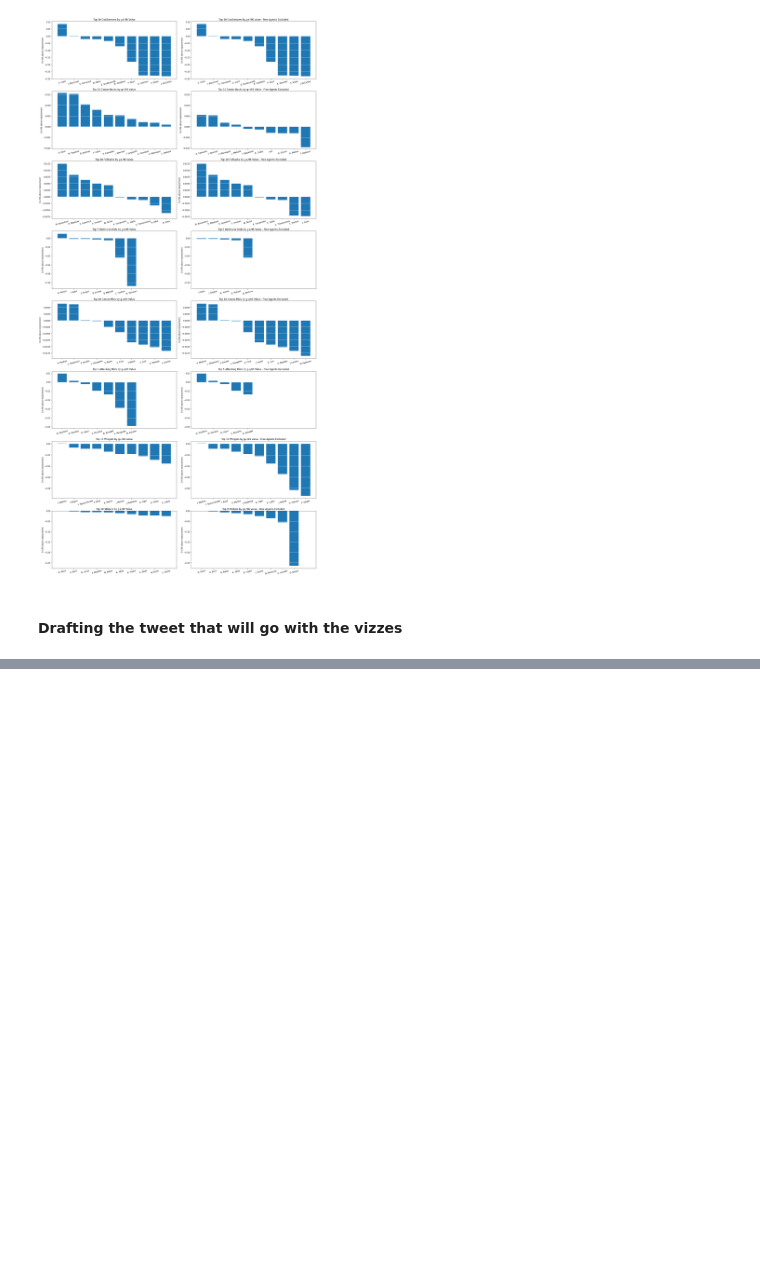
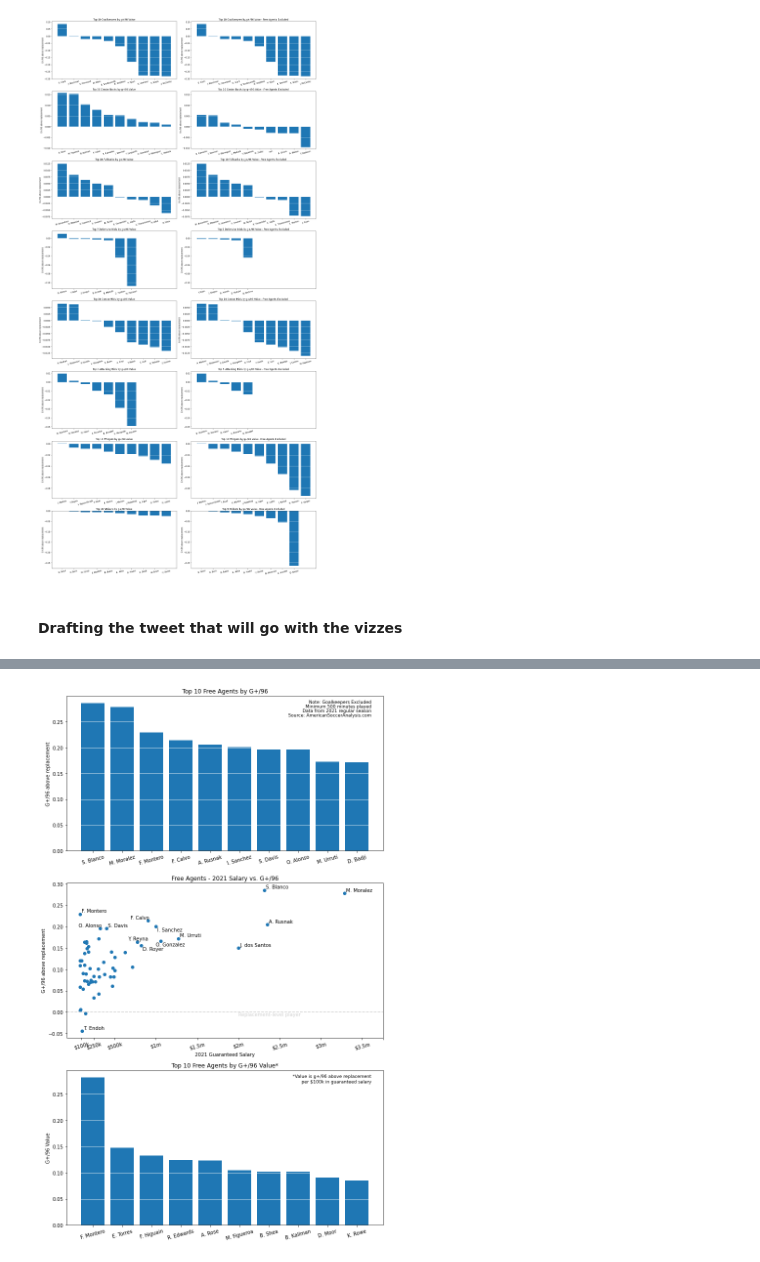
Before and after one commit to AddisonWood/CharlotteExpansionDraft_GoalsAdded, a Jupyter notebook: CharlotteExpansionDraft.ipynb, the cells around one changed output, grey strips where cells are left out. Drawn from its saved outputs; the diff is of its cells as text; code cells hidden in the pictures; blank space fills up the shorter version.

Commit message:
Adding Free Agency code and data

```diff
--- a/CharlotteExpansionDraft.ipynb
+++ b/CharlotteExpansionDraft.ipynb
@@ -795,0 +850,10 @@ plt.savefig('ExpansionDraft2022_byPos_Value.png', dpi=250)
+# %%
+FAs['Name_Short'] = np.nan # create a shortened name (Firstname Lastname --> F. Lastname) for viz labels
+for i in FAs.index:
+    name = FAs['Name_ASA'][i]
+    name = name.split(' ')
+    if (len(name) > 1):
+        FAs['Name_Short'][i] = name[0][0] + '. ' + ' '.join(name[1:]) # works for names like D. Royer and J. dos Santos
+    elif (len(name) == 1):
+        FAs['Name_Short'][i] = FAs['Name_ASA'][i]
+FAs
@@ -795,0 +874,7 @@ plt.savefig('ExpansionDraft2022_byPos_Value.png', dpi=250)
+# %%
+# create a df with players that make the minute cutoff
+#Cleaned = FAs[(FAs['Min'] >= 500) & (FAs['Still_FA'] == 'x')].sort_values(by='g+/90', ascending=False)
+#Cleaned_noGK = FAs[(FAs['Pos'] != 'GK') & (FAs['Min'] >= 500) & (FAs['Still_FA'] == 'x')].sort_values(by='g+/90', ascending=False)
+Cleaned = FAs[(FAs['Min'] >= 250) & (FAs['Still_FA'] == 'x')].sort_values(by='g+/90', ascending=False)
+Cleaned_noGK = FAs[(FAs['Pos'] != 'GK') & (FAs['Min'] >= 250) & (FAs['Still_FA'] == 'x')].sort_values(by='g+/90', ascending=False)
+Cleaned_noGK
@@ -795,0 +899,69 @@ plt.savefig('ExpansionDraft2022_byPos_Value.png', dpi=250)
+# %%
+fig, ax = plt.subplots(3,1, figsize=(10,16))
+xlocs = list(range(10))
+
+ax[0].bar(x=xlocs, height=Cleaned_noGK['g+/90'][:10])
+ax[0].set_xticks(xlocs)
+ax[0].set_xticklabels(list(Cleaned_noGK['Name_Short'][:10]), rotation=15)
+ax[0].set_ylabel('G+/96 above replacement')
+ax[0].grid(axis='y', color='white') # invisible grid that goes through bars
+ax[0].set_title('Top 10 Free Agents by G+/96')
+# add notes to top right corner of plot
+ax[0].text(x=9.5, y=Cleaned_noGK['g+/90'].max(), s='Note: Goalkeepers Excluded',
+             horizontalalignment='right', fontsize=9)
+ax[0].text(x=9.5, y=Cleaned_noGK['g+/90'].max()-0.0085, s='Minimum 250 minutes played',
+             horizontalalignment='right', fontsize=9)
+ax[0].text(x=9.5, y=Cleaned_noGK['g+/90'].max()-0.0085*2, s='Data from 2021 regular season',
+             horizontalalignment='right', fontsize=9)
+ax[0].text(x=9.5, y=Cleaned_noGK['g+/90'].max()-0.0085*3, s='Source: AmericanSoccerAnalysis.com',
+           horizontalalignment='right', fontsize=9)
+
+
+ax[1].scatter(x=Cleaned_noGK['Salary'], y=Cleaned_noGK['g+/90'])
+ax[1].axhline(y=0, color='lightgray', linestyle='--')
+ax[1].text(x=2000000, y=0, s='Replacement-level player', verticalalignment='top', color='lightgray')
+ax[1].set_yscale('linear')
+ax[1].set_xticks([100000,250000,500000,1000000,1500000,2000000,2500000,3000000,3500000, 3750000]) # extra tick to add space on right of plot
+ax[1].set_xticklabels(['$100k','$250k','$500k','$1m','$1.5m','$2m','$2.5m','$3m','$3.5m', ''], rotation=15)
+ax[1].set_ylabel('G+/96 above replacement')
+ax[1].set_xlabel('2021 Guaranteed Salary')
+ax[1].set_title('Free Agents - 2021 Salary vs. G+/96')
+salary_sorted = Cleaned_noGK.sort_values(by='Salary', ascending=False) # to find outlier players easier
+value_sorted = Cleaned_noGK.sort_values(by='Value', ascending=False) # to find outlier players easier
+# annotate a selection of players in the scatter plot
+ax[1].annotate(salary_sorted['Name_Short'][5], xy=(salary_sorted['Salary'][5],salary_sorted['g+/90'][5]), xytext=(3,3),  textcoords='offset points') # M. Moralez
+ax[1].annotate(salary_sorted['Name_Short'][14], xy=(salary_sorted['Salary'][14],salary_sorted['g+/90'][14]), xytext=(3,3),  textcoords='offset points') # A. Rusnak
+ax[1].annotate(salary_sorted['Name_Short'][4], xy=(salary_sorted['Salary'][4],salary_sorted['g+/90'][4]), xytext=(3,3),  textcoords='offset points') # S. Blanco
+ax[1].annotate(salary_sorted['Name_Short'][33], xy=(salary_sorted['Salary'][33],salary_sorted['g+/90'][33]), xytext=(3,3),  textcoords='offset points') # J. dos Santos
+ax[1].annotate(salary_sorted['Name_Short'][22], xy=(salary_sorted['Salary'][22],salary_sorted['g+/90'][22]), xytext=(3,3),  textcoords='offset points') # M. Urriti
+ax[1].annotate(salary_sorted['Name_Short'][24], xy=(salary_sorted['Salary'][24],salary_sorted['g+/90'][24]), xytext=(-10,-10),  textcoords='offset points') # O. Gonzalez
+ax[1].annotate(salary_sorted['Name_Short'][15], xy=(salary_sorted['Salary'][15],salary_sorted['g+/90'][15]), xytext=(3,-10),  textcoords='offset points') # I. Sanchez
+ax[1].annotate(salary_sorted['Name_Short'][30], xy=(salary_sorted['Salary'][30],salary_sorted['g+/90'][30]), xytext=(3,-10),  textcoords='offset points') # D. Royer
+ax[1].annotate(salary_sorted['Name_Short'][27], xy=(salary_sorted['Salary'][27],salary_sorted['g+/90'][27]), xytext=(2,3),  textcoords='offset points', horizontalalignment='center') # Y. Reyna
+ax[1].annotate(Cleaned_noGK['Name_Short'][8],  xy=(Cleaned_noGK['Salary'][8],Cleaned_noGK['g+/90'][8]),   xytext=(3,3),   textcoords='offset points') # F. Montero
+ax[1].annotate(Cleaned_noGK['Name_Short'][9],  xy=(Cleaned_noGK['Salary'][9],Cleaned_noGK['g+/90'][9]),   xytext=(3,3),  textcoords='offset points', horizontalalignment='right') # F. Calvo
+ax[1].annotate(Cleaned_noGK['Name_Short'][16],  xy=(Cleaned_noGK['Salary'][16],Cleaned_noGK['g+/90'][16]),   xytext=(3,3),  textcoords='offset points') # S. Davis
+ax[1].annotate(Cleaned_noGK['Name_Short'][17],  xy=(Cleaned_noGK['Salary'][17],Cleaned_noGK['g+/90'][17]),   xytext=(3,3),  textcoords='offset points', horizontalalignment='right') # O. Alonso
+ax[1].annotate(Cleaned_noGK['Name_Short'][104],  xy=(Cleaned_noGK['Salary'][104],Cleaned_noGK['g+/90'][104]),   xytext=(3,3),  textcoords='offset points') # T. Endoh
+
+
+
+
+
+ax[2].bar(x=xlocs, height=value_sorted['Value'][:10])
+ax[2].set_xticks(xlocs)
+ax[2].set_xticklabels(list(value_sorted['Name_Short'][:10]), rotation=15)
+ax[2].set_ylabel('G+/96 Value')
+ax[2].grid(axis='y', color='white')
+ax[2].set_title('Top 10 Free Agents by G+/96 Value*')
+ax[2].text(x=9.5, y=value_sorted['Value'].iloc[0], s='*Value is g+/96 above replacement',
+           horizontalalignment='right', fontsize=9)
+ax[2].text(x=9.5, y=value_sorted['Value'].iloc[0]-0.01, s=' per $100k in guaranteed salary',
+           horizontalalignment='right', fontsize=9)
+
+
+plt.tight_layout()
+
+plt.savefig('FreeAgents_2022_plot.png', dpi=250)
+# %% [output]
+[figure, added]
```
Also changed, not shown: parts of 15 cells of this notebook, 6 other files.
